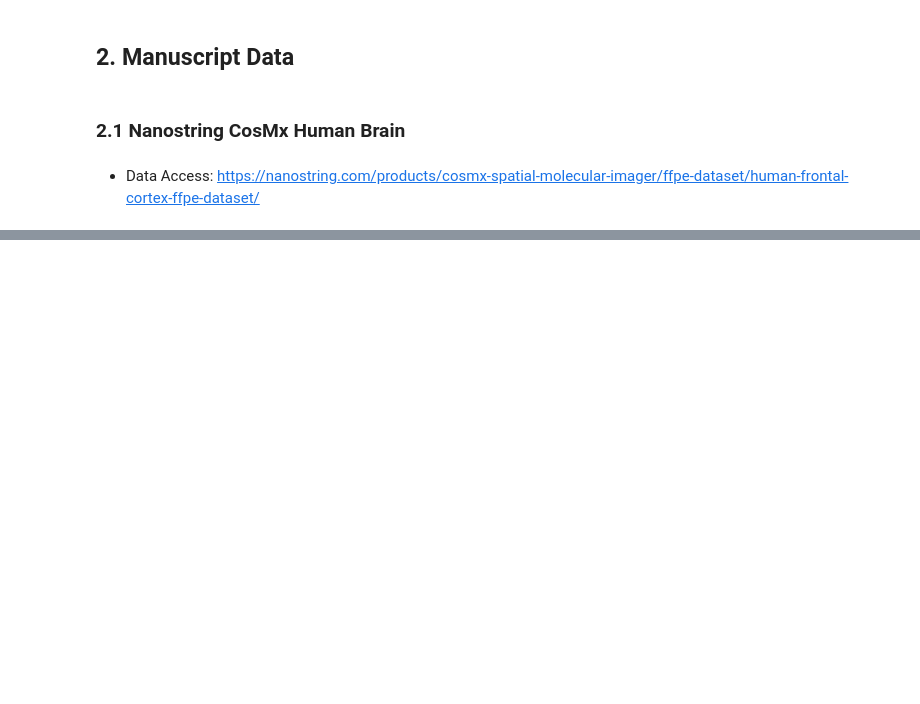
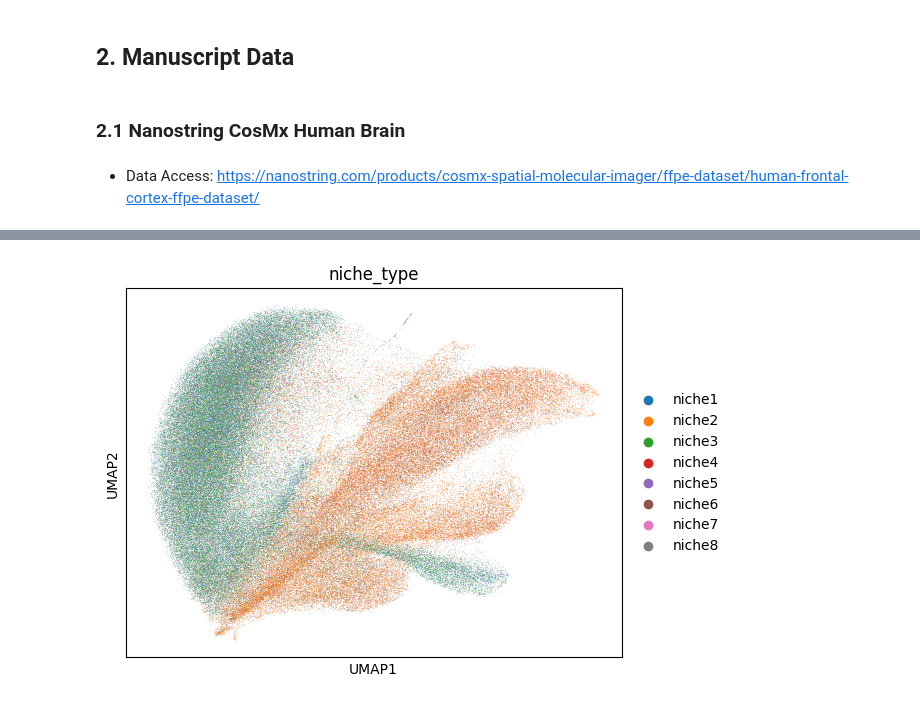
Before and after one commit to Lotfollahi-lab/terra-reproducibility, a Jupyter notebook: notebooks/data_preparation.ipynb, the cells around one changed output, grey strips where cells are left out. Saved outputs shown, nothing was run; the diff lists cells and outputs as text; code cells hidden in the pictures; blank space fills up the shorter version.

```diff
--- a/notebooks/data_preparation.ipynb
+++ b/notebooks/data_preparation.ipynb
@@ -130,0 +156,6 @@ sq.pl.spatial_scatter(adata, color="cell_type", shape=None)
+# %%
+# Visualize niche types in count-based UMAP space
+sc.pl.umap(adata,
+           color=["niche_type"])
+# %% [output]
+[figure, added]
```
Also changed, not shown: parts of 18 cells of this notebook.
